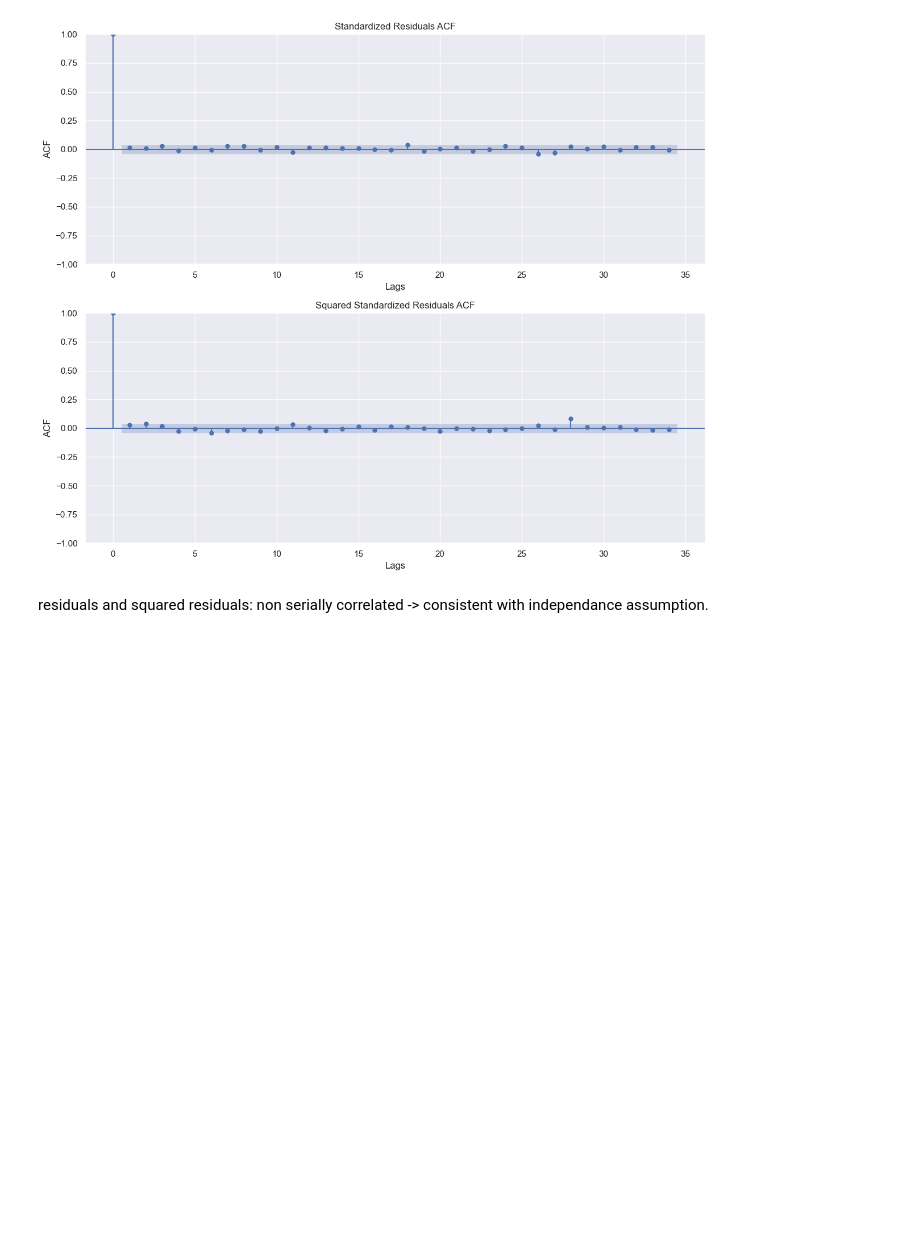
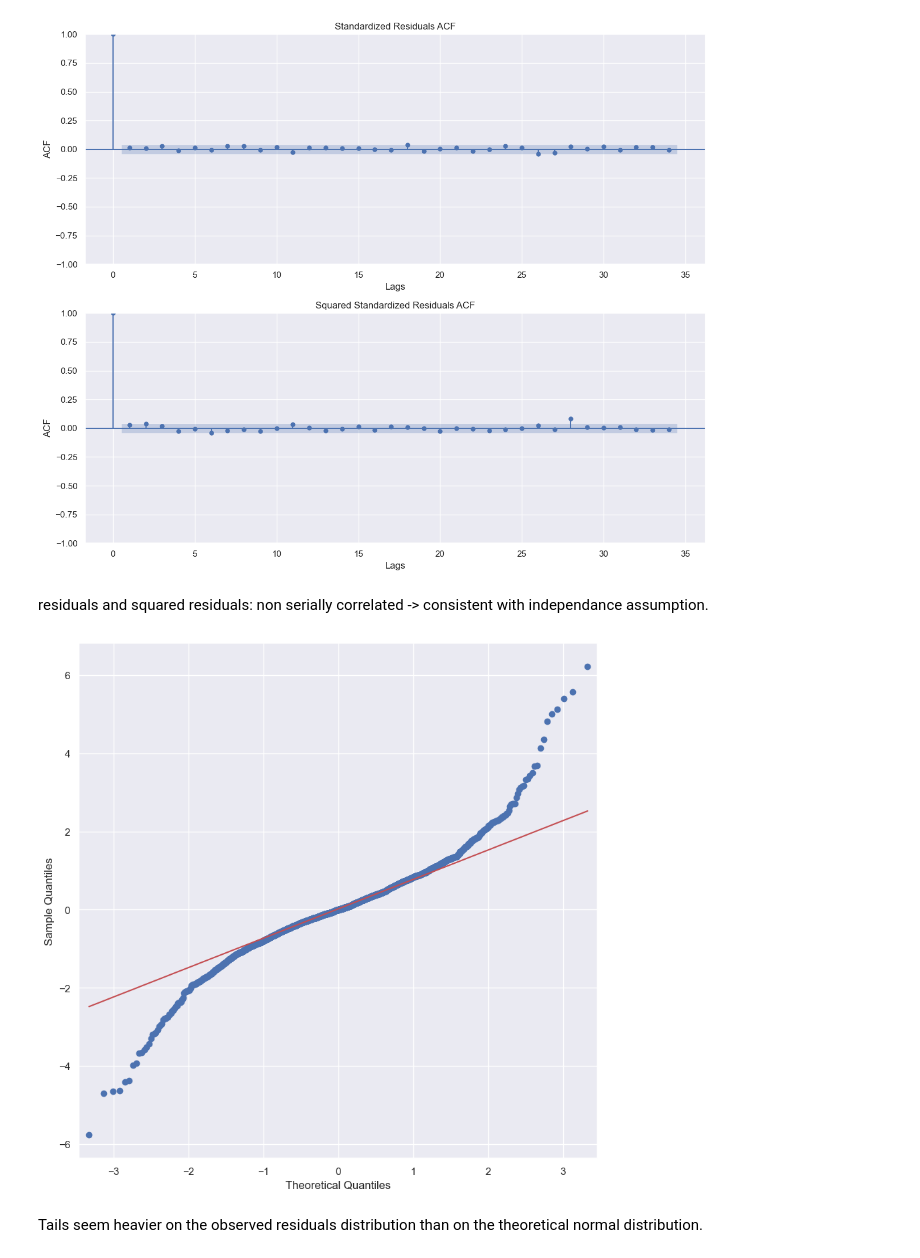
Before and after one commit to iliasra/QRM_Assignment2, a Jupyter notebook: assignment2.ipynb, the cells around one changed output. Saved outputs shown, nothing was run; the diff lists cells and outputs as text; code cells hidden in the pictures; blank space fills up the shorter version.

Commit message:
study of standardized residuals

```diff
--- a/assignment2.ipynb
+++ b/assignment2.ipynb
@@ -131,3 +131,11 @@ plt.show()
 [figure]
 # %% [markdown]
 residuals and squared residuals: non serially correlated -> consistent with independance assumption.
+# %%
+fig, ax = plt.subplots(figsize=(10, 10))
+sm.qqplot(standardized_resid, dist=stats.norm, ax=ax, line='q')
+plt.show()
+# %% [output]
+[figure, added]
+# %% [markdown]
+Tails seem heavier on the observed residuals distribution than on the theoretical normal distribution.
```
Also changed, not shown: parts of 7 cells of this notebook.
